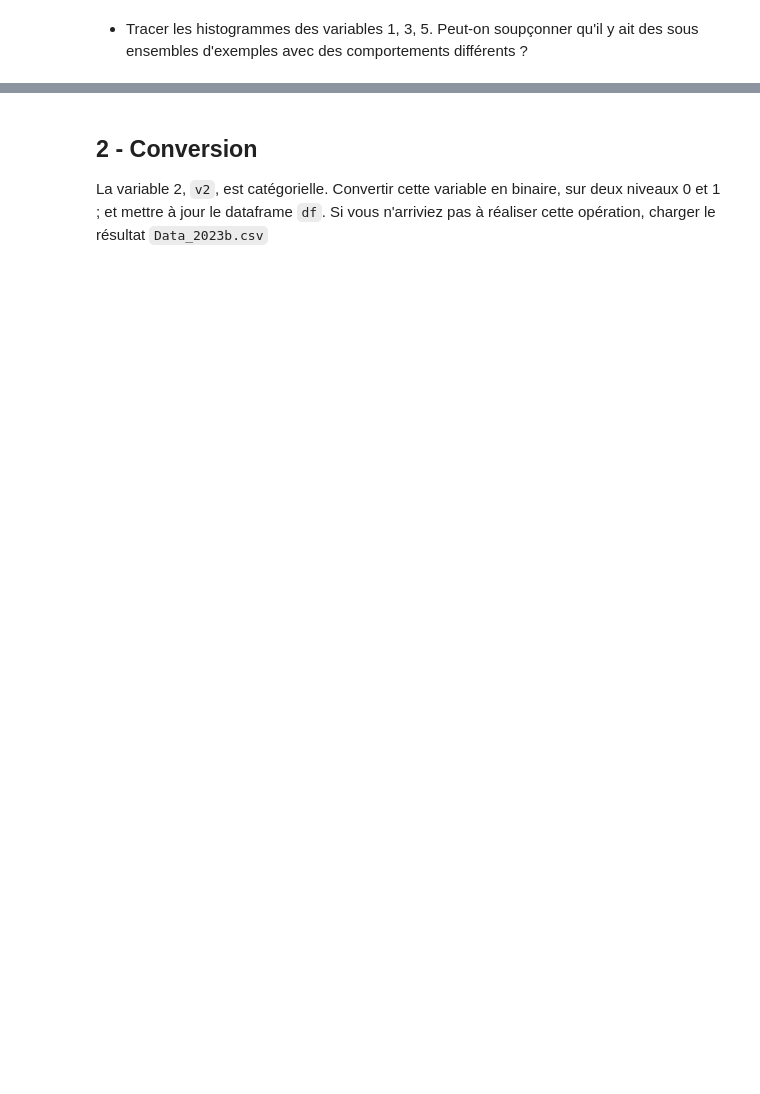
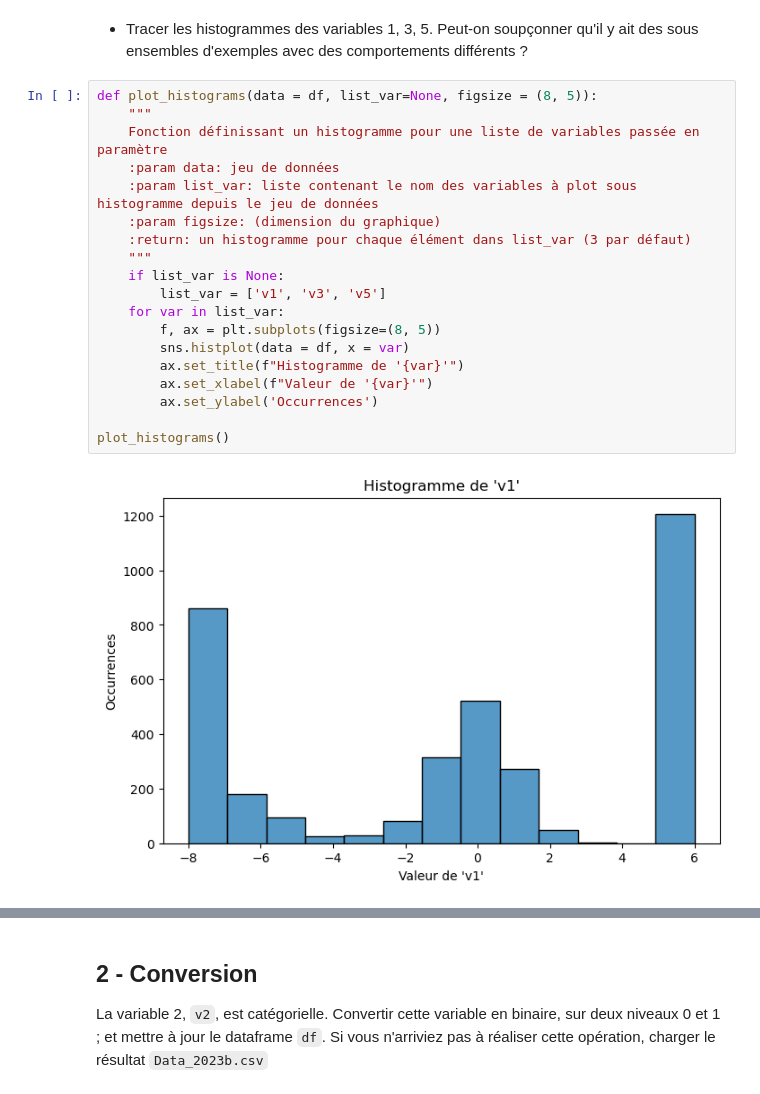
Before and after one commit to Leukoss/Apprentissage-Autmatique-1, a Jupyter notebook: Examen 2023/Exam_ML1_11012023_Correction.ipynb, the cells around one changed output, grey strips where cells are left out. Drawn from its saved outputs; the diff is of its cells as text; blank space fills up the shorter version.

```diff
--- a/Examen 2023/Exam_ML1_11012023_Correction.ipynb
+++ b/Examen 2023/Exam_ML1_11012023_Correction.ipynb
@@ -32,2 +142,23 @@ Les données proposées dans ce sujet sont des données synthétiques qui nous p
 # %% [markdown]
 - Tracer les histogrammes des variables 1, 3, 5. Peut-on soupçonner qu'il y ait des sous ensembles d'exemples avec des comportements différents ?
+# %%
+def plot_histograms(data = df, list_var=None, figsize = (8, 5)):
+    """
+    Fonction définissant un histogramme pour une liste de variables passée en paramètre
+    :param data: jeu de données
+    :param list_var: liste contenant le nom des variables à plot sous histogramme depuis le jeu de données
+    :param figsize: (dimension du graphique)
+    :return: un histogramme pour chaque élément dans list_var (3 par défaut)
+    """
+    if list_var is None:
+        list_var = ['v1', 'v3', 'v5']
+    for var in list_var:
+        f, ax = plt.subplots(figsize=(8, 5))
+        sns.histplot(data = df, x = var)
+        ax.set_title(f"Histogramme de '{var}'")
+        ax.set_xlabel(f"Valeur de '{var}'")
+        ax.set_ylabel('Occurrences')
+
+plot_histograms()
+# %% [output]
+[figure, added]
```
Also changed, not shown: parts of 16 cells of this notebook.
